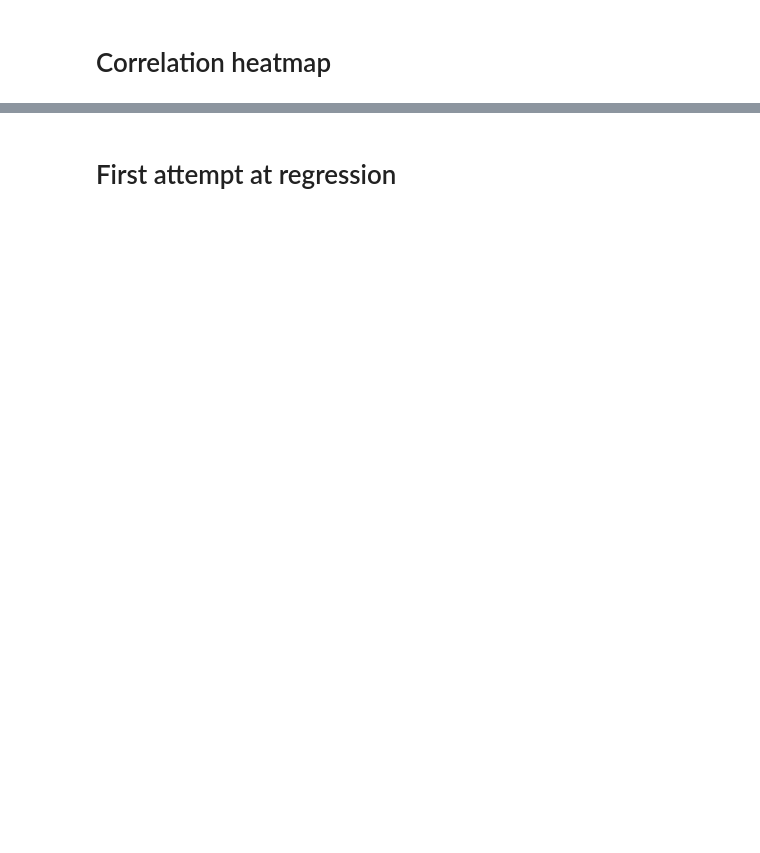
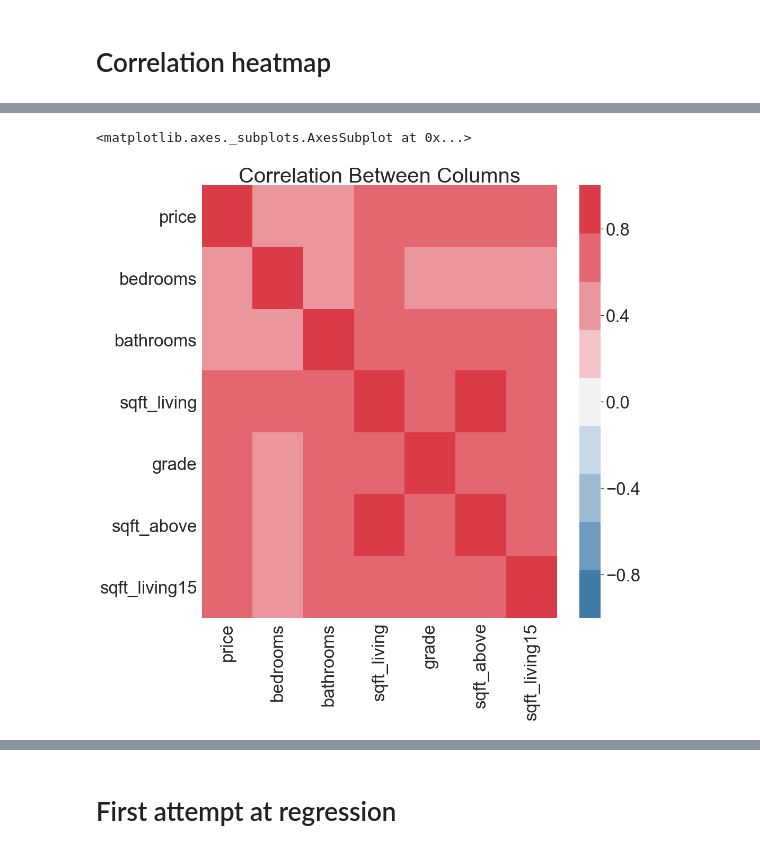
Before and after one commit to JoeDown/King-County-Linear-Regression-Price-Prediction, a Jupyter notebook: nick-scratch.ipynb, the cells around one changed output, grey strips where cells are left out. Drawn from its saved outputs; the diff is of its cells as text; code cells hidden in the pictures; blank space fills up the shorter version.

```diff
--- a/nick-scratch.ipynb
+++ b/nick-scratch.ipynb
@@ -951,13 +1085,22 @@ sns.heatmap(corr,
 # %%
 # calculate the correlation matrix
 corr = df[["price", "bedrooms", "bathrooms", "sqft_living", "grade", "sqft_above", "sqft_living15"]].astype(float).corr()
 
-plt.figure(figsize=(6,6))
+fig = plt.figure(figsize=(15,15))
+plt.title('Correlation Between Columns',fontsize=40)
+#fig.suptitle('test title', fontsize=20)
+# plt.xlabel('xlabel', fontsize=18)
+# plt.ylabel('ylabel', fontsize=16)
+fig.savefig('test.pdf')
 
 # plot the heatmap
+sns.set(font_scale=3)
 sns.heatmap(corr,
         xticklabels=corr.columns,
         yticklabels=corr.columns,vmin=-1,vmax=1,cmap=sns.diverging_palette(240, 10, n=9))
+# %% [output]
+<matplotlib.axes._subplots.AxesSubplot at 0x...>
+[figure, added]
 # %%
 df['log_price'] = np.log(df['price'])
 # %%
```
Also changed, not shown: parts of 58 cells of this notebook, 3 other files.
